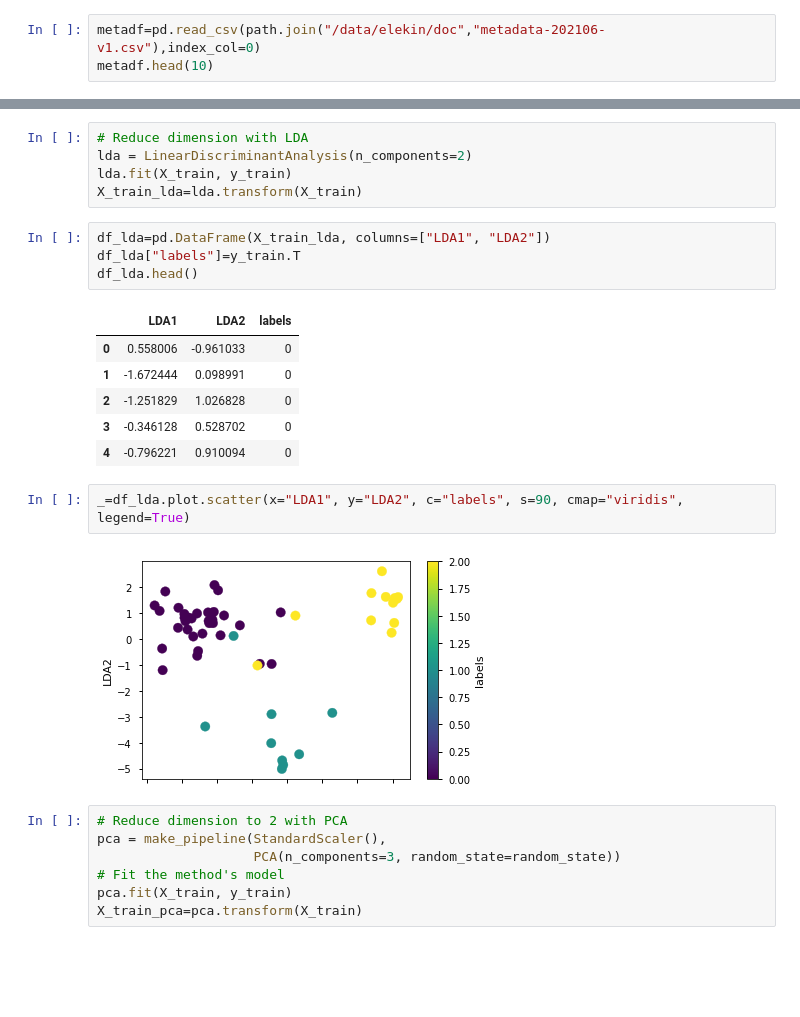
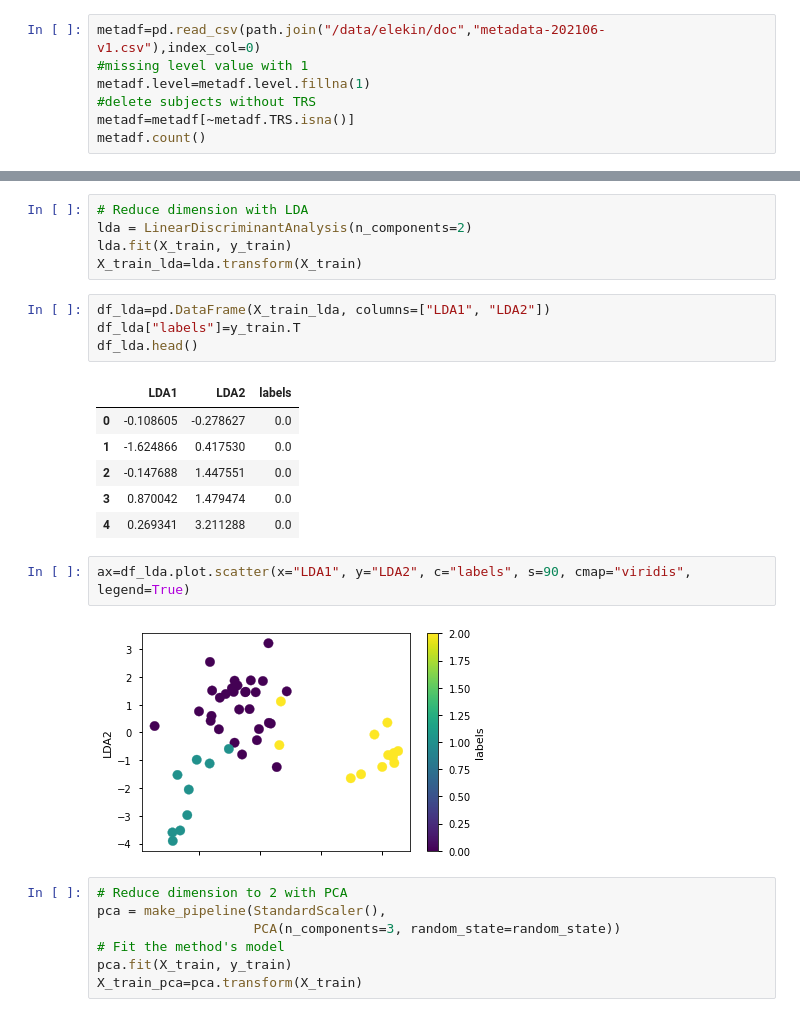
Before and after one commit to spolex/spiral, a Jupyter notebook: notebooks/202208_spiral_r_rd_correlation-rolling-multilevel.ipynb, the cells around one changed output, grey strips where cells are left out. Saved outputs shown, nothing was run; the diff lists cells and outputs as text; blank space fills up the shorter version.

```diff
--- a/notebooks/202208_spiral_r_rd_correlation-rolling-multilevel.ipynb
+++ b/notebooks/202208_spiral_r_rd_correlation-rolling-multilevel.ipynb
@@ -43,4 +32,8 @@ Loading previously extracted features from radius and residues from Discrete Cos
 # %%
 metadf=pd.read_csv(path.join("/data/elekin/doc","metadata-202106-v1.csv"),index_col=0)
-metadf.head(10)
+#missing level value with 1
+metadf.level=metadf.level.fillna(1)
+#delete subjects without TRS
+metadf=metadf[~metadf.TRS.isna()]
+metadf.count()
 # %% [output]
@@ -244,15 +233,15 @@ df_lda["labels"]=y_train.T
 df_lda.head()
 # %% [output]
 |  | LDA1 | LDA2 | labels |
-| 0 | 0.558006 | -0.961033 | 0 |
-| 1 | -1.672444 | 0.098991 | 0 |
-| 2 | -1.251829 | 1.026828 | 0 |
-| 3 | -0.346128 | 0.528702 | 0 |
-| 4 | -0.796221 | 0.910094 | 0 |
+| 0 | -0.108605 | -0.278627 | 0.0 |
+| 1 | -1.624866 | 0.417530 | 0.0 |
+| 2 | -0.147688 | 1.447551 | 0.0 |
+| 3 | 0.870042 | 1.479474 | 0.0 |
+| 4 | 0.269341 | 3.211288 | 0.0 |
 # %%
-_=df_lda.plot.scatter(x="LDA1", y="LDA2", c="labels", s=90, cmap="viridis", legend=True)
+ax=df_lda.plot.scatter(x="LDA1", y="LDA2", c="labels", s=90, cmap="viridis", legend=True)
 # %% [output]
-[figure, old version]
+[figure, new version]
 # %%
 # Reduce dimension to 2 with PCA
 pca = make_pipeline(StandardScaler(),
```
Also changed, not shown: parts of 21 cells of this notebook, 15 other files.
